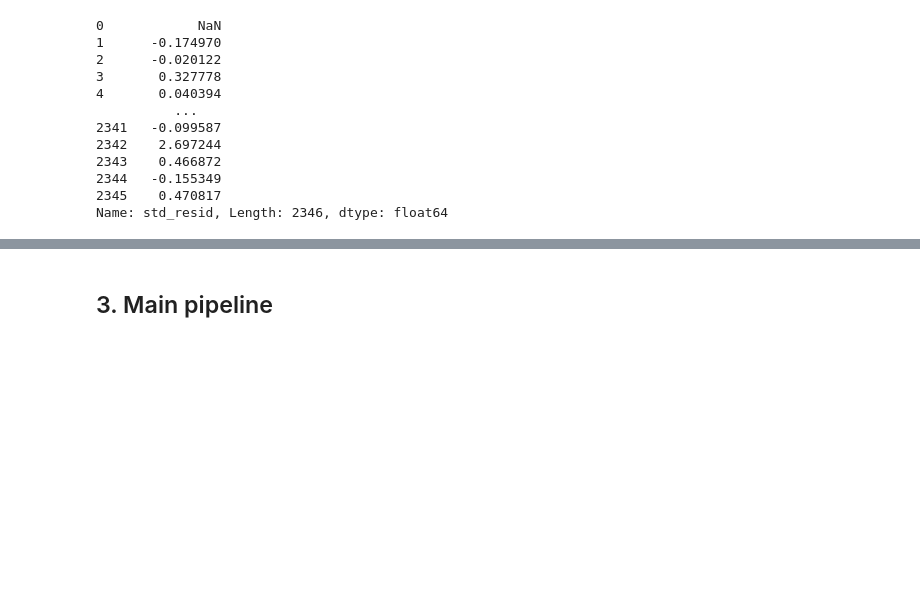
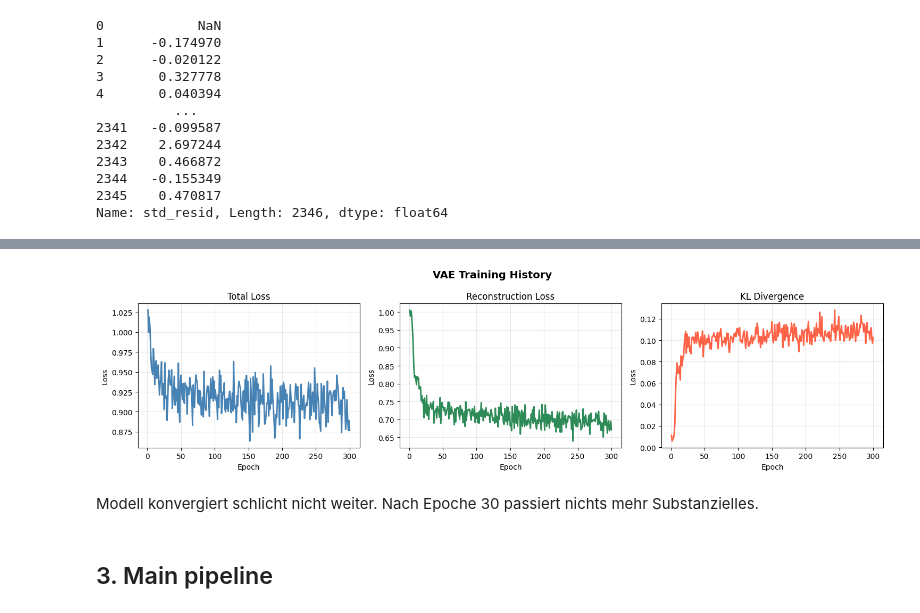
Before and after one commit to andrebraeuer/machinelearning, a Jupyter notebook: SANDBOX/modelrisk_vae_V1.1.ipynb, the cells around one changed output, grey strips where cells are left out. Drawn from its saved outputs; the diff is of its cells as text; code cells hidden in the pictures; blank space fills up the shorter version.

```diff
--- a/SANDBOX/modelrisk_vae_V1.1.ipynb
+++ b/SANDBOX/modelrisk_vae_V1.1.ipynb
@@ -198,0 +620,4 @@ array([[-0.13826902, -0.15108112,  0.76024514,  1.35399515,  0.12701187],
+# %%
+torch.manual_seed(SEED)
+model = VAE_model()
+history2 = VAE_train(model, matrix_residuals_std, epochs=300, batch_size=64, log_every=1, lr=1e-3)
@@ -199,3 +642,9 @@ array([[-0.13826902, -0.15108112,  0.76024514,  1.35399515,  0.12701187],
+# %%
+plot_vae_history(history2)
+# %% [output]
+[figure, added]
+# %% [markdown]
+Modell konvergiert schlicht nicht weiter. Nach Epoche 30 passiert nichts mehr Substanzielles.
 # %% [markdown]
 ## 3. Main pipeline
 # %%
```
Also changed, not shown: parts of 28 cells of this notebook, 2 other files.
